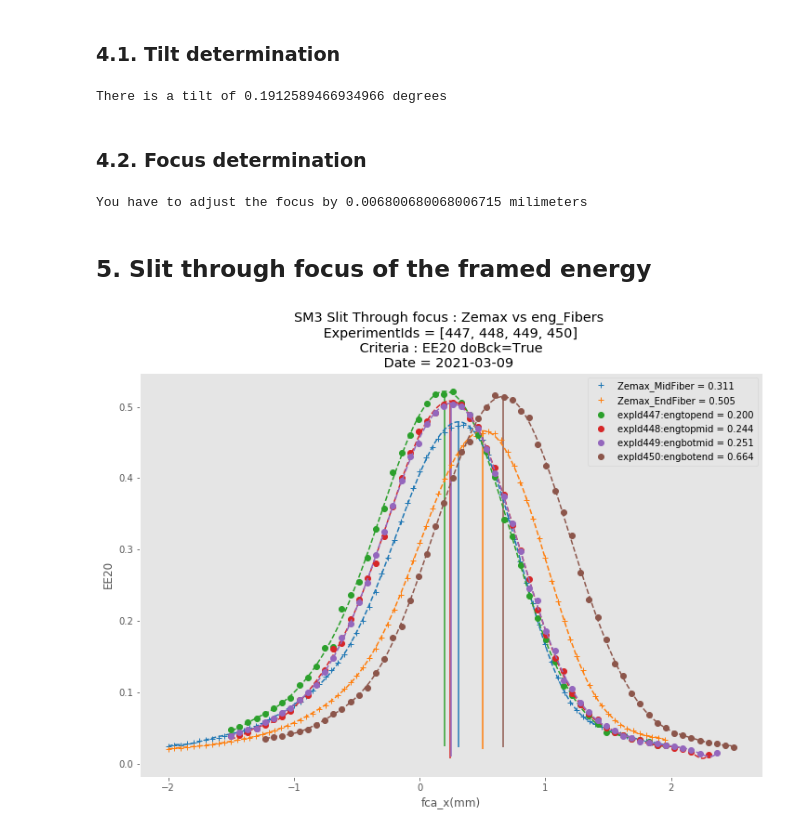
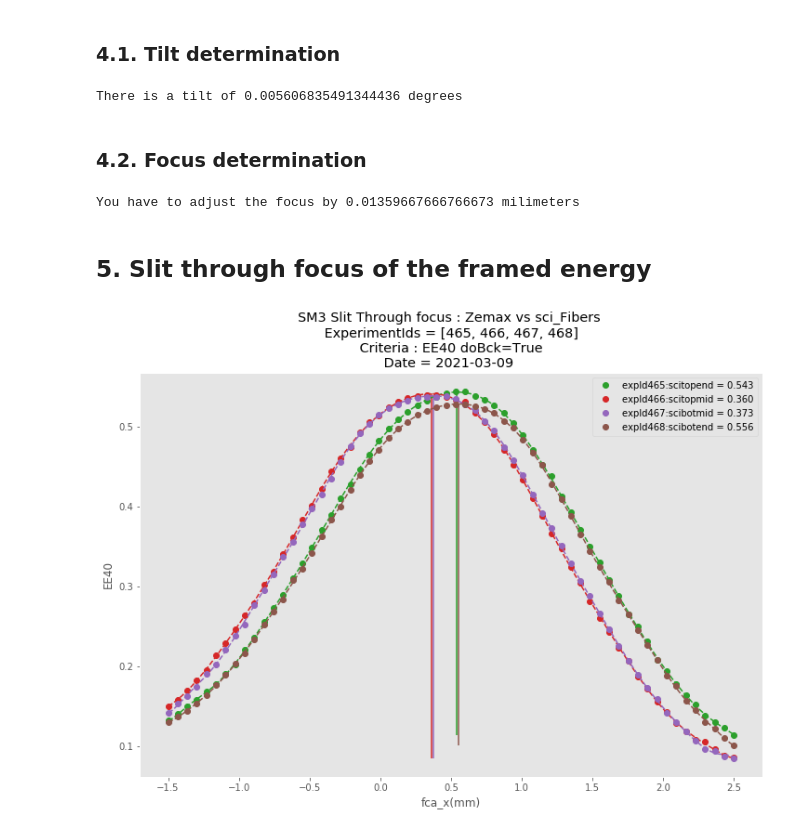
Before and after one commit to Subaru-PFS/dev_sps_analysis, a Jupyter notebook: notebooks/optical/SlitAlignment/SM3/SM3_Slit_Alignement.ipynb, the cells around one changed output. Saved outputs shown, nothing was run; the diff lists cells and outputs as text; code cells hidden in the pictures.

Commit message:
SM3 slit through focus : scientific fibers

```diff
--- a/notebooks/optical/SlitAlignment/SM3/SM3_Slit_Alignement.ipynb
+++ b/notebooks/optical/SlitAlignment/SM3/SM3_Slit_Alignement.ipynb
@@ -91,13 +91,13 @@ The only parameters needed is the experimentIds that match your data acquisition
 #All the experiment Ids used for SM3 slit Alignement
 
 # First analysis on engineering fibers
-experimentIds = [447,448,449,450]     # Ids needed for the slit through focus analysis
+#experimentIds = [447,448,449,450]     # Ids needed for the slit through focus analysis
 
 # Second analysis on engineering fibers : after the first correction
 #experimentIds = [461,462,463,464]     # Ids needed for the slit through focus analysis
 
 # Analysis on scientific fibers to confirm the correction
-#experimentIds = [465,466,467,468]     # Ids needed for the slit through focus analysis
+experimentIds = [465,466,467,468]     # Ids needed for the slit through focus analysis
 # %%
 com           = True                  #
 doBck         = True                  #
@@ -121,7 +121,7 @@ vline = True
 plotModel = True
 index = 'fca_x'
 # %%
-criteria = 'EE20'
+criteria = 'EE40'
 EE = 20
 if criteria == 'EE40' :
     EE      = 40
@@ -233,7 +214,7 @@ peak has not been properly detected
 ## 3.Compiling the focus Model
 # %%
 if doNeighborFilter :
-    cube2 = imeas.neighbor_outlier_filter(cube,"EE20",thres_neighbor, absolute=True)
+    cube2 = imeas.neighbor_outlier_filter(cube,"EE40",thres_neighbor, absolute=True)
 # %%
 def fitFocusData(cube, corrector=False, doPlot=False, index='fca_x', criteria = 'EE20'):
     thfoc_data = []
@@ -266,5 +247,5 @@ def fitFocusData(cube, corrector=False, doPlot=False, index='fca_x', criteria =
 
     return thfoc_data
 # %%
-thfocModel= fitFocusData(cube2[cube2.EE20_nbh_flag], corrector=False, doPlot=True, criteria = criteria)
+thfocModel= fitFocusData(cube2[cube2.EE40_nbh_flag], corrector=False, doPlot=True, criteria = criteria)
 # %% [output]
@@ -307,14 +288,14 @@ angle_degre=(angle*180)/(np.pi)
 
 print("There is a tilt of",angle_degre, "degrees")
 # %% [output]
-There is a tilt of 0.1912589466934966 degrees
+There is a tilt of 0.005606835491344436 degrees
 # %% [markdown]
 ### 4.2. Focus determination
 # %%
 [focus_adjustment] = focusModel.fca_x[focusModel.fiber.str.match('\w{3}botmid')==True].values - focusModel.fca_x[focusModel.fiber.str.match('\w{3}topmid')==True].values
 print("You have to adjust the focus by",focus_adjustment, "milimeters")
 # %% [output]
-You have to adjust the focus by 0.006800680068006715 milimeters
+You have to adjust the focus by 0.01359667666766673 milimeters
 # %% [markdown]
 ## 5. Slit through focus of the framed energy
 # %%
@@ -330,35 +311,35 @@ if criteria == 'EE20' and plotModel:
 
     ax1.plot(zemaxData.Slitdefocus, zemaxData.ExtremeFiber, '+', color=colors[1], label='Zemax_EndFiber = %.3f' % zemaxEndFit.focus)
     ax1.plot(zemaxEndFit.x, zemaxEndFit.y, '--', color=colors[1])
     if vline:
         ax1.vlines(color=colors[1], **zemaxEndFit.vline)
 
-for experimentId, df in cube2[cube2.EE20_nbh_flag].groupby('experimentId'):
+for experimentId, df in cube2[cube2.EE40_nbh_flag].groupby('experimentId'):
     fit = thfocModel.query("experimentId==%d"%(experimentId))
     focus = focusModel.query("experimentId==%d and criteria=='%s'"%(experimentId, criteria))
 
     ax1.plot(df[index], df[criteria], 'o', color=colors[j],
              #label='expId%d = %.3f' % (experimentId, experiments.fiber[experimentId]))
              label='expId%d:%s = %.3f' % (experimentId, experiments.fiber[experimentId], focus[index]))
 
     ax1.plot(fit[index], fit[criteria], '--', color=colors[j])
 
     if vline:
         ax1.vlines(x=focus[index], ymin=fit[criteria].min(), ymax = fit[criteria].max(), color=colors[j])
     j+=1
 
 
 lns = [line for i, line in enumerate(ax1.get_lines()) if not i % 2]
 labs = [line.get_label() for line in lns]
 
 ax1.legend(lns, labs)
 ax1.set_xlabel('%s(mm)'%index)
 ax1.set_ylabel(criteria)
 
 plt.title('%s Slit Through focus : Zemax vs %s_Fibers \n ExperimentIds = %s \n Criteria : %s doBck=%s \n Date = %s  ' %(imgPath[26:29],str(focusModel.fiber[0][:3]),experimentIds,criteria,doBck,datetime.date.today()))
 plt.grid()
 # %% [output]
-[figure, old version]
+[figure, new version]
 # %%
 if doSave :
     fig.savefig(imgPath+f"Slit_Through_focus_SM{smId}_{focusModel.fiber[0][:3]}_Exp{experimentIds}_{datetime.date.today()}.png")
```
Also changed, not shown: parts of 2 cells of this notebook.
